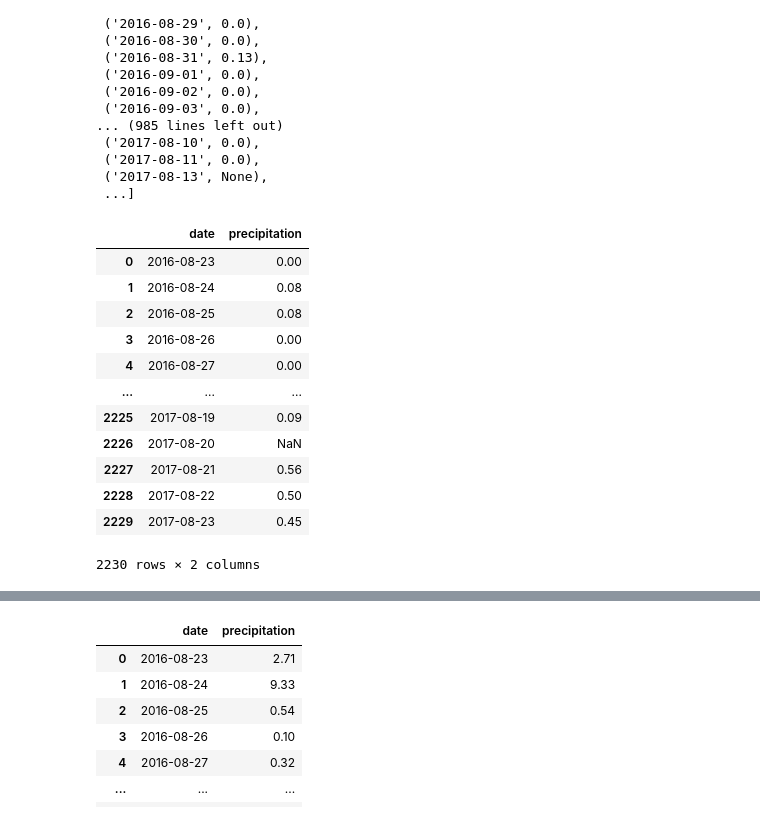
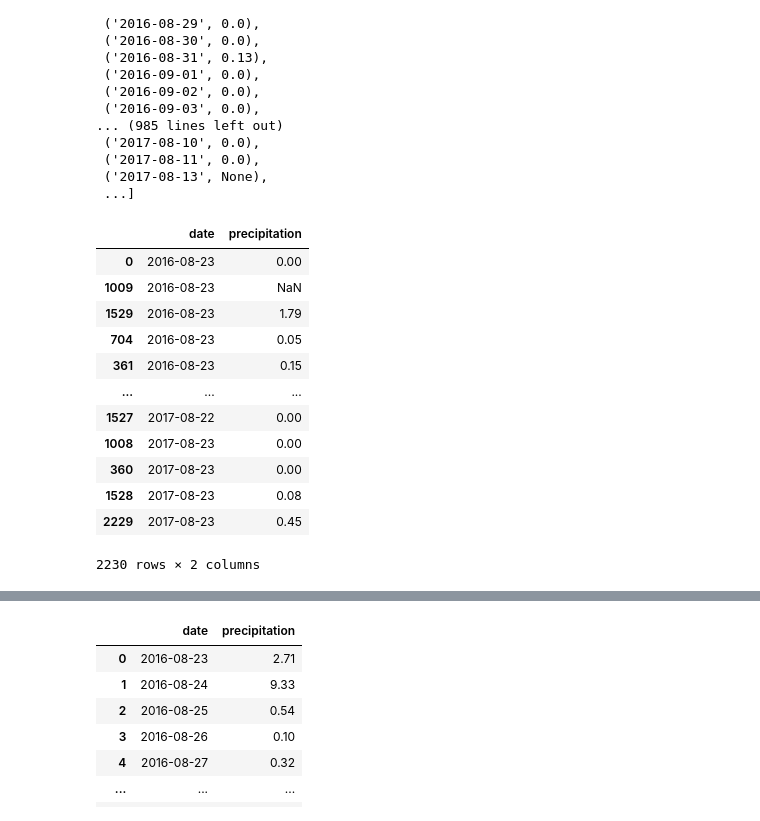
Before and after one commit to dantstephens/sqlalchemy-challenge, a Jupyter notebook: HawaiiClimate/climate.ipynb, the cells around one changed output, grey strips where cells are left out. Cells and saved outputs as stored; diff of their text form; code cells hidden in the pictures.

```diff
--- a/HawaiiClimate/climate.ipynb
+++ b/HawaiiClimate/climate.ipynb
@@ -78,5 +78,6 @@ first_station.__dict__
 # %%
 # Finds the most recent date in the data set.
 recent = session.query(Measurement.date).order_by(Measurement.date.desc()).first()
-print(recent)
+now = str(recent.date)
+now
 # %% [output]
@@ -92,7 +92,7 @@ print(year_ago)
 # %%
 # Performs a query to retrieve the data and precipitation scores
 recent_rain = session.query(Measurement.date, Measurement.prcp).\
-    filter(Measurement.date >= '2016-08-23', Measurement.date <= '2017-08-23')
+    filter(Measurement.date >= year_ago, Measurement.date <= now)
 recent_rain = recent_rain.all()
 recent_rain
 # %% [output]
@@ -116,21 +116,21 @@ recent_rain
 # %%
 # Saves the query results as a Pandas DataFrame and explicitly sets the column names
 rain_df = pd.DataFrame(recent_rain, columns=['date', 'precipitation'])
 
 # Sorts the dataframe by date
-rain_df.sort_values(by='date', ascending=True)
+rain_df.sort_values(by='date', ascending=True, inplace=True)
 rain_df
 # %% [output]
 |  | date | precipitation |
 | 0 | 2016-08-23 | 0.00 |
-| 1 | 2016-08-24 | 0.08 |
-| 2 | 2016-08-25 | 0.08 |
-| 3 | 2016-08-26 | 0.00 |
-| 4 | 2016-08-27 | 0.00 |
+| 1009 | 2016-08-23 | NaN |
+| 1529 | 2016-08-23 | 1.79 |
+| 704 | 2016-08-23 | 0.05 |
+| 361 | 2016-08-23 | 0.15 |
 | ... | ... | ... |
-| 2225 | 2017-08-19 | 0.09 |
-| 2226 | 2017-08-20 | NaN |
-| 2227 | 2017-08-21 | 0.56 |
-| 2228 | 2017-08-22 | 0.50 |
+| 1527 | 2017-08-22 | 0.00 |
+| 1008 | 2017-08-23 | 0.00 |
+| 360 | 2017-08-23 | 0.00 |
+| 1528 | 2017-08-23 | 0.08 |
 | 2229 | 2017-08-23 | 0.45 |
 2230 rows × 2 columns
```
Also changed, not shown: parts of 7 cells of this notebook, 1 other file.
